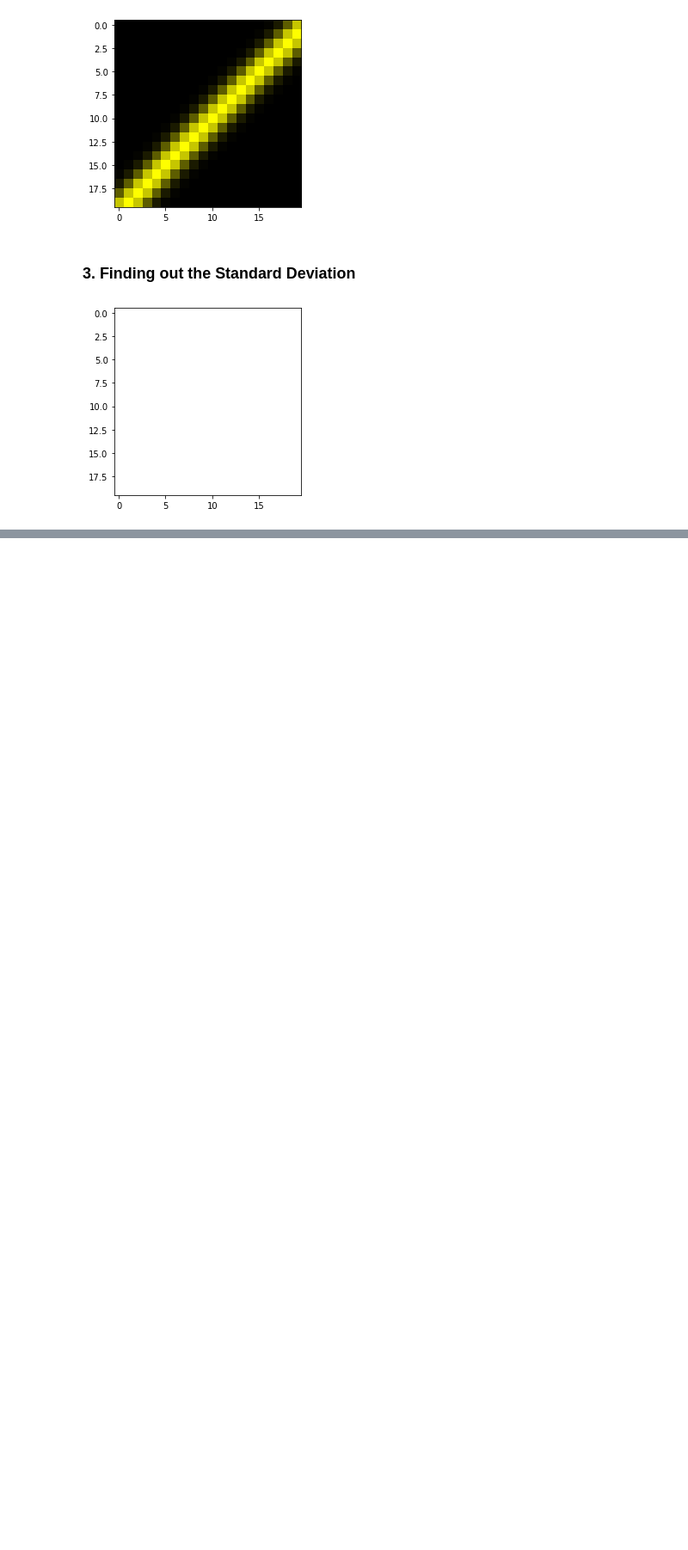
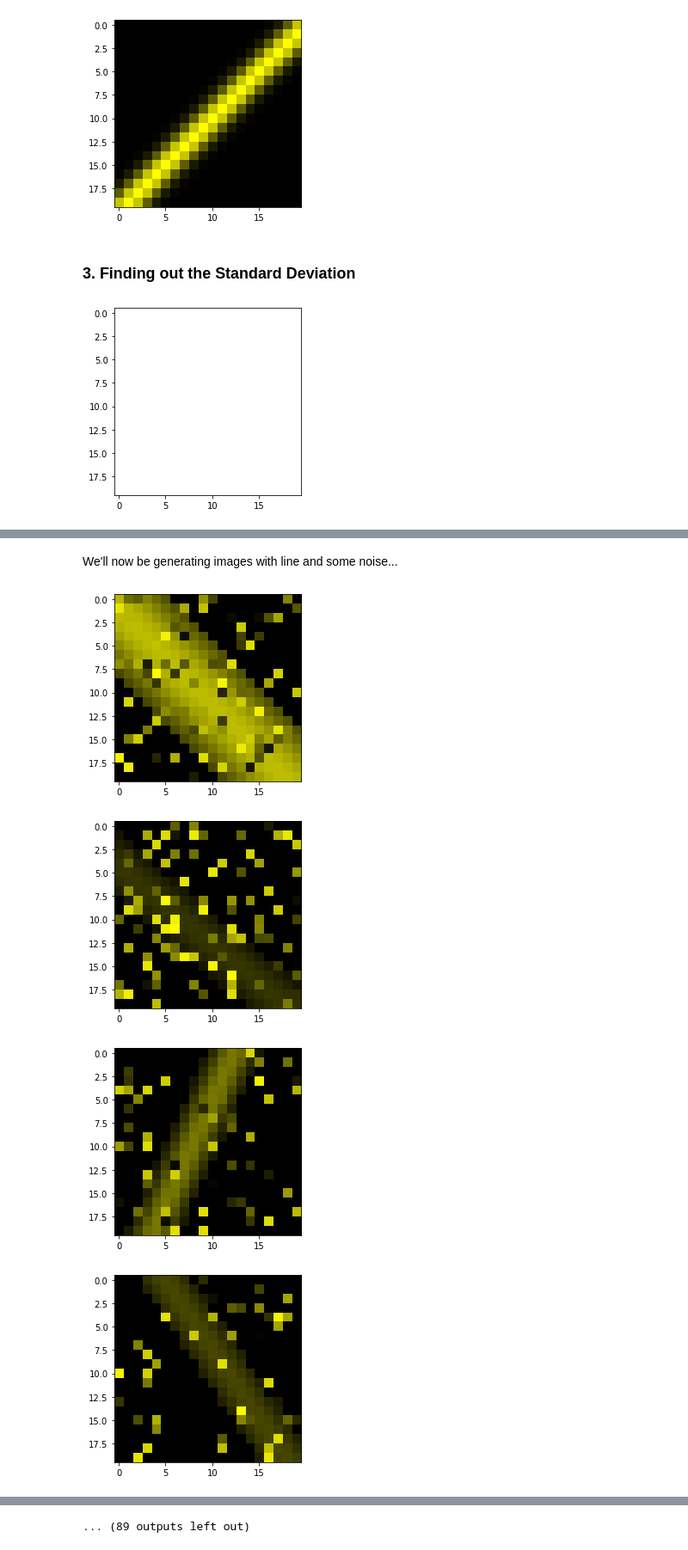
Before and after one commit to kaustav-dutta/Project-8-Track-Reconstruction, a Jupyter notebook: Intensity Gaussian distribution at Tracks.ipynb, the cells around one changed output, grey strips where cells are left out. Shown at 86% size. Saved outputs shown, nothing was run; the diff lists cells and outputs as text; code cells hidden in the pictures; blank space fills up the shorter version.

```diff
--- a/Intensity Gaussian distribution at Tracks.ipynb
+++ b/Intensity Gaussian distribution at Tracks.ipynb
@@ -109,0 +139,7 @@ Clipping input data to the valid range for imshow with RGB data ([0..1] for floa
+# %%
+y=np.array([])
+for i in range(0,200):
+    if i<=100:
+        y=np.append(y,1)
+    else:
+        y=np.append(y,0)
@@ -109,0 +150,41 @@ Clipping input data to the valid range for imshow with RGB data ([0..1] for floa
+# %% [markdown]
+We'll now be generating images with line and some noise...
+# %%
+X=[]  #Set of images with a line
+for k in range(100):
+    I0=np.random.randint(1,255)
+    alpha=np.random.uniform(0,pi)
+    xbar=np.random.uniform(5,12.5)
+    ybar=np.random.uniform(5,12.5)
+    sigma=np.random.uniform(1,5)
+    f=np.random.uniform(0.1,0.5)
+    for i in range(0,20):
+        for j in range(0,20):
+            intensity=I0*exp(-((((j-ybar))*cos(alpha))-(((i-xbar))*sin(alpha)))**2/(2*(sigma)**2))
+            if(intensity>=f*I0):
+                pixel[i,j]=(intensity/255,intensity/255,0)
+            else:
+                pixel[i,j]=(0,0,0)
+
+  #Adding noise...
+    for l in range(np.random.randint(1,100)):
+        irand=np.random.randint(0,20)
+        jrand=np.random.randint(0,20)
+        noise=np.random.uniform(0,1)
+        pixel[irand,jrand]=(noise,noise,0)
+
+    #print(irand,jrand)
+
+    plt.imshow(pixel)
+    plt.show()
+
+
+    X.append(pixel.flatten())
+
+print(len(X))
+    #x[k]=pixel.flatten()
+# %% [output]
+[figure, added]
+[figure, added]
+[figure, added]
+[figure, added]
@@ -109,0 +199 @@ Clipping input data to the valid range for imshow with RGB data ([0..1] for floa
+... (89 outputs left out)
```
Also changed, not shown: parts of 48 cells of this notebook.
